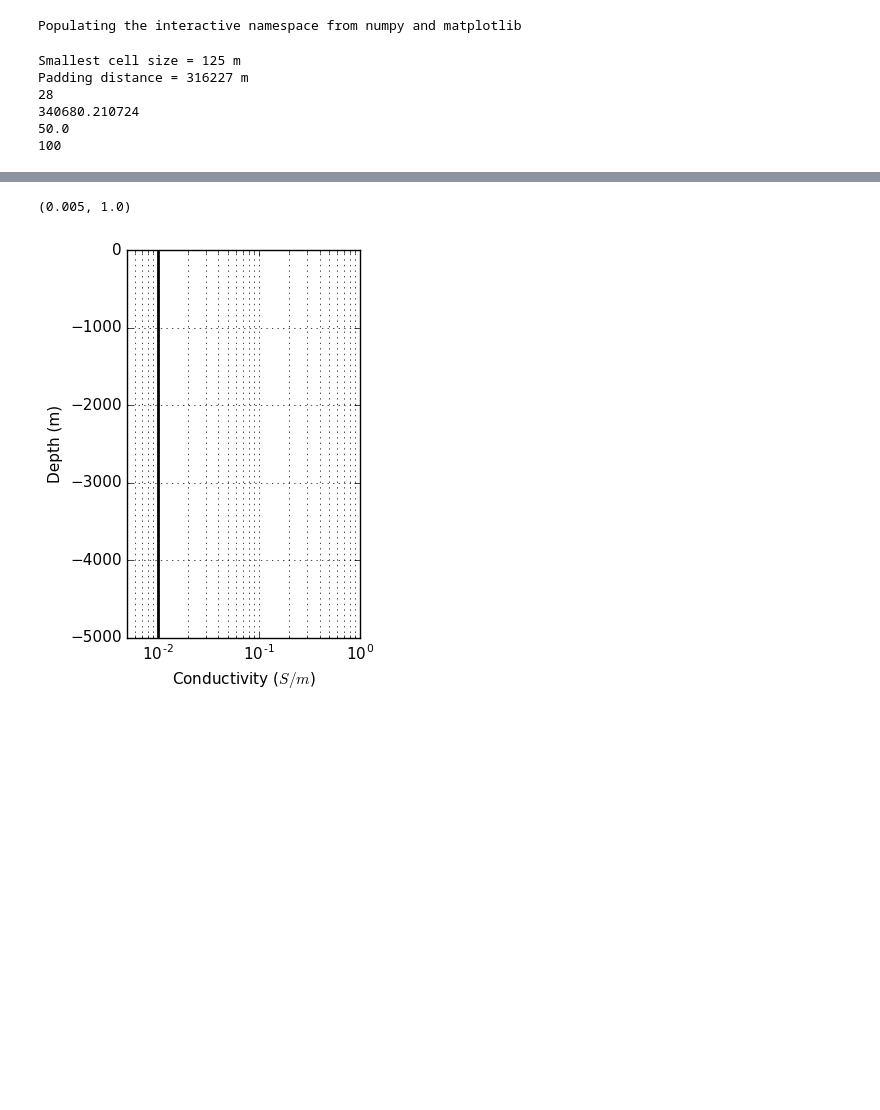
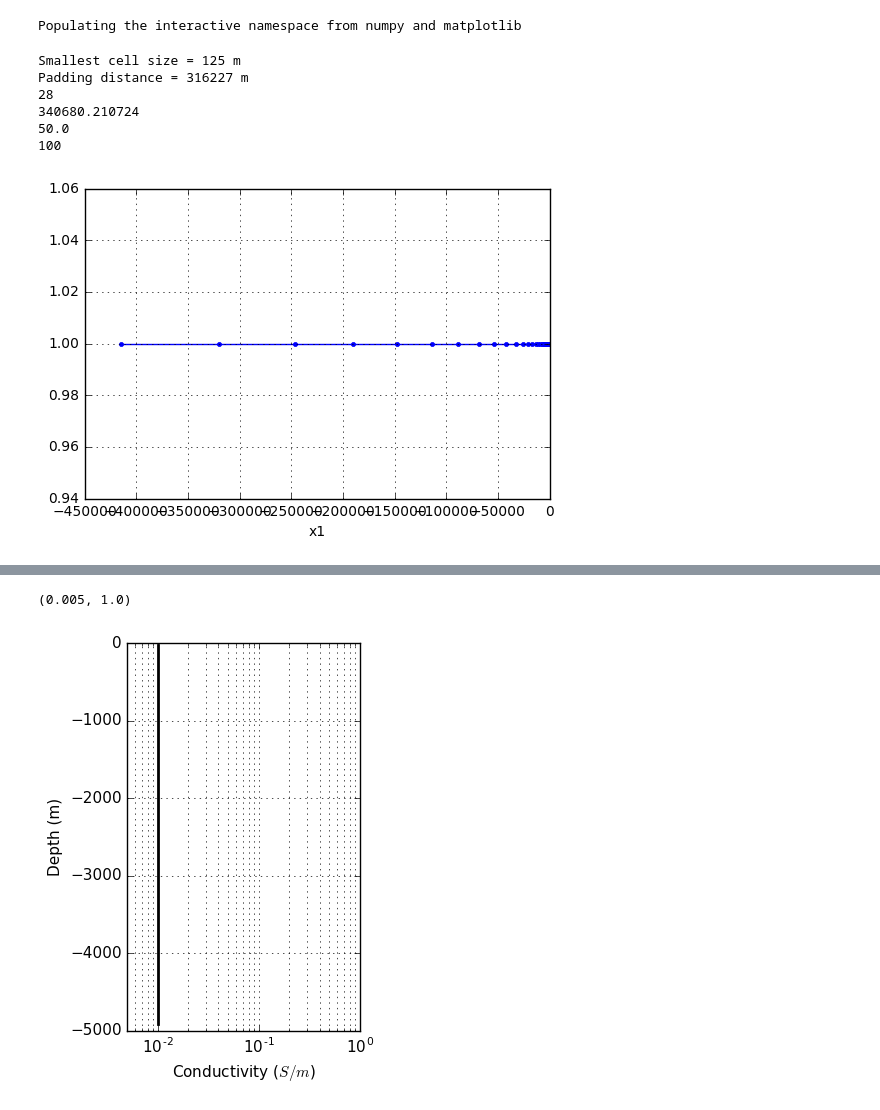
Before and after one commit to geoscixyz/computation, a Jupyter notebook: notebooks/MTtutorial/MT1D_Simulation_MutiFreqs.ipynb, the cells around one changed output, grey strips where cells are left out. Drawn from its saved outputs; the diff is of its cells as text; code cells hidden in the pictures; blank space fills up the shorter version.

```diff
--- a/notebooks/MTtutorial/MT1D_Simulation_MutiFreqs.ipynb
+++ b/notebooks/MTtutorial/MT1D_Simulation_MutiFreqs.ipynb
@@ -41,3 +45,7 @@ Padding distance = 316227 m
 340680.210724
 50.0
 100
+# %%
+mesh.plotGrid()
+# %% [output]
+[figure, added]
```
Also changed, not shown: parts of 5 cells of this notebook, 4 other files.
